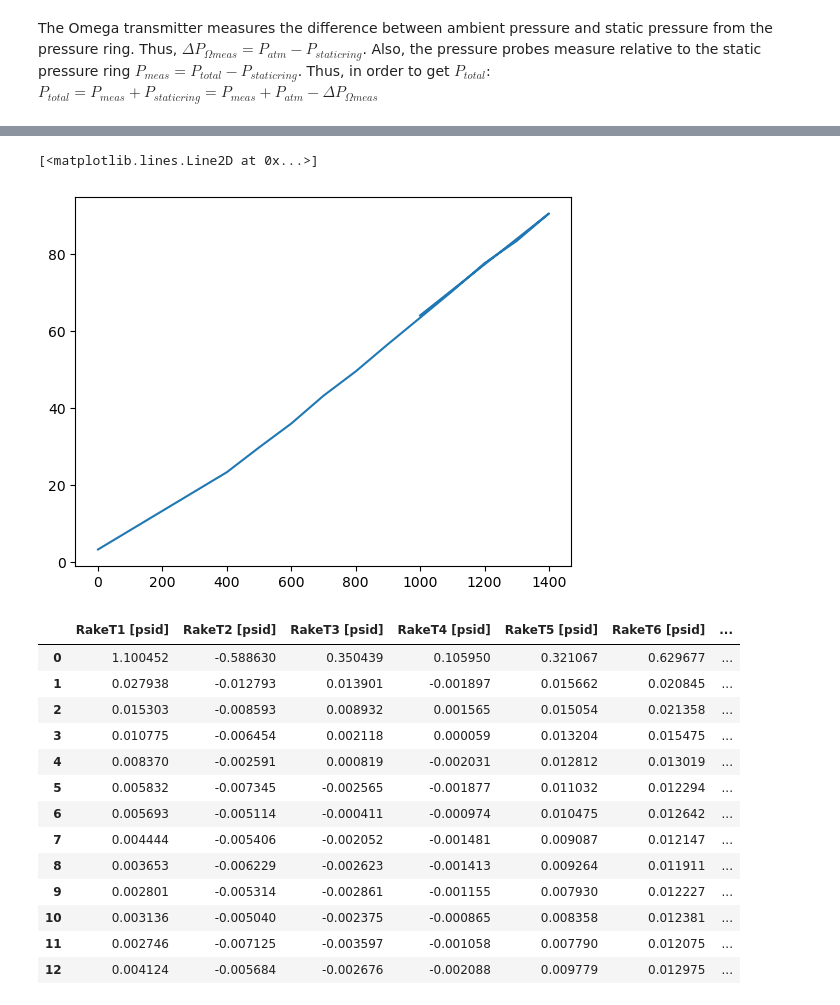
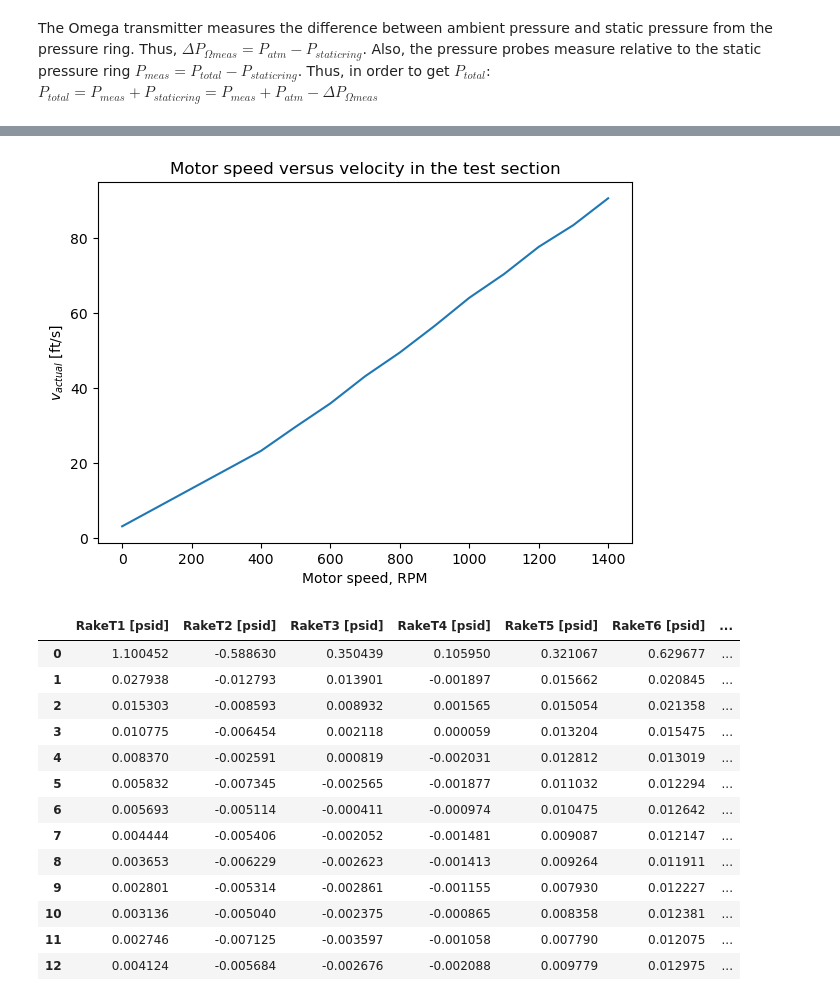
Before and after one commit to insfyre/ae460-fa24-abx, a Jupyter notebook: lab1/lab1.ipynb, the cells around one changed output, grey strips where cells are left out. Cells and saved outputs as stored; diff of their text form; code cells hidden in the pictures.

```diff
--- a/lab1/lab1.ipynb
+++ b/lab1/lab1.ipynb
@@ -148,10 +147,15 @@ Data point # & Motor RPM & $q_{actual}$ [dpsi] & $v_{actual}$ [ft/s] & Re/L & Ma
 \bottomrule
 \end{tabular}
-# %%
-plt.plot(rpm_df['Motor RPM'],rpm_df[r'$v_{actual}$ [ft/s]'])
-# %% [output]
-[<matplotlib.lines.Line2D at 0x...>]
-[figure, removed]
+# %%
+plt.plot(rpm_df['Motor RPM'],rpm_df[r'$v_{actual}$ [ft/s]'])
+plt.xlabel("Motor speed, RPM")
+plt.ylabel(r'$v_{actual}$ [ft/s]')
+plt.title("Motor speed versus velocity in the test section")
+plt.tight_layout(pad=2.0)
+plt.savefig("2_rpmvsv_actual.jpg", dpi = 300)
+plt.show()
+# %% [output]
+[figure, added]
 # %%
 TPV = (df[cols[7:16]].subtract(mean_df.iloc[:,2],axis=0)).div(mean_df.iloc[:,4],axis=0)
 TPV
```
Also changed, not shown: parts of 6 cells of this notebook, 1 other file.
